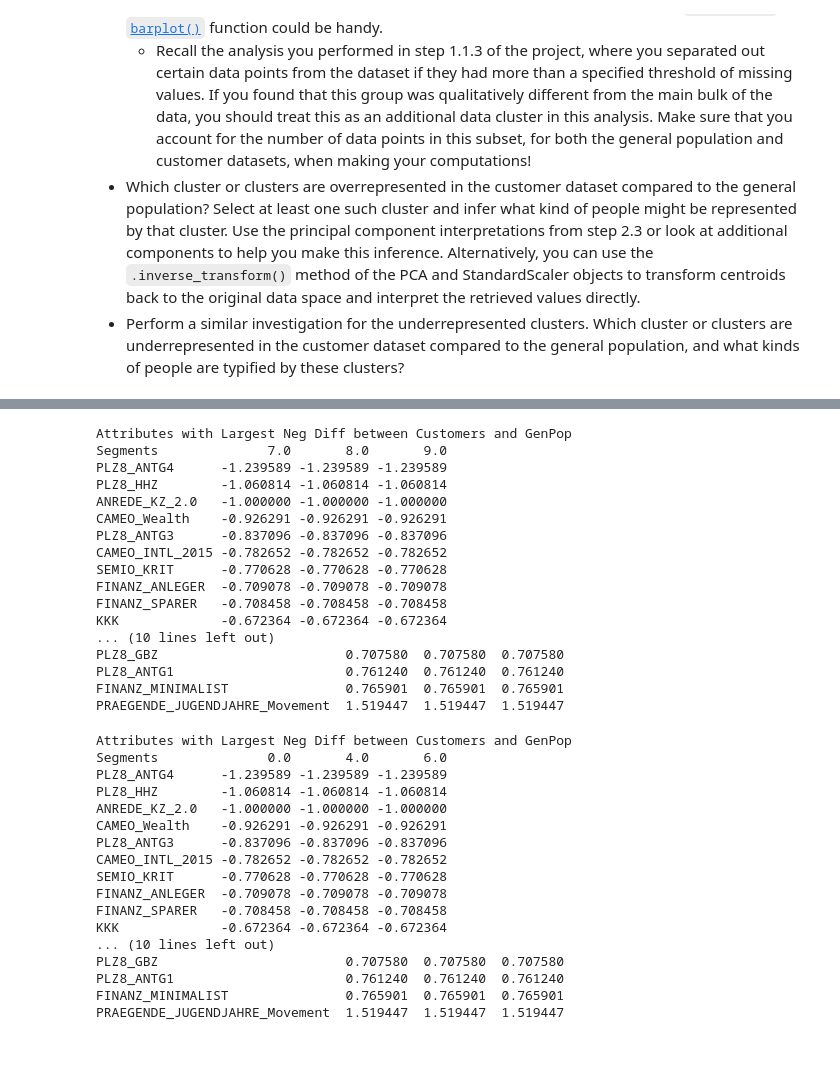
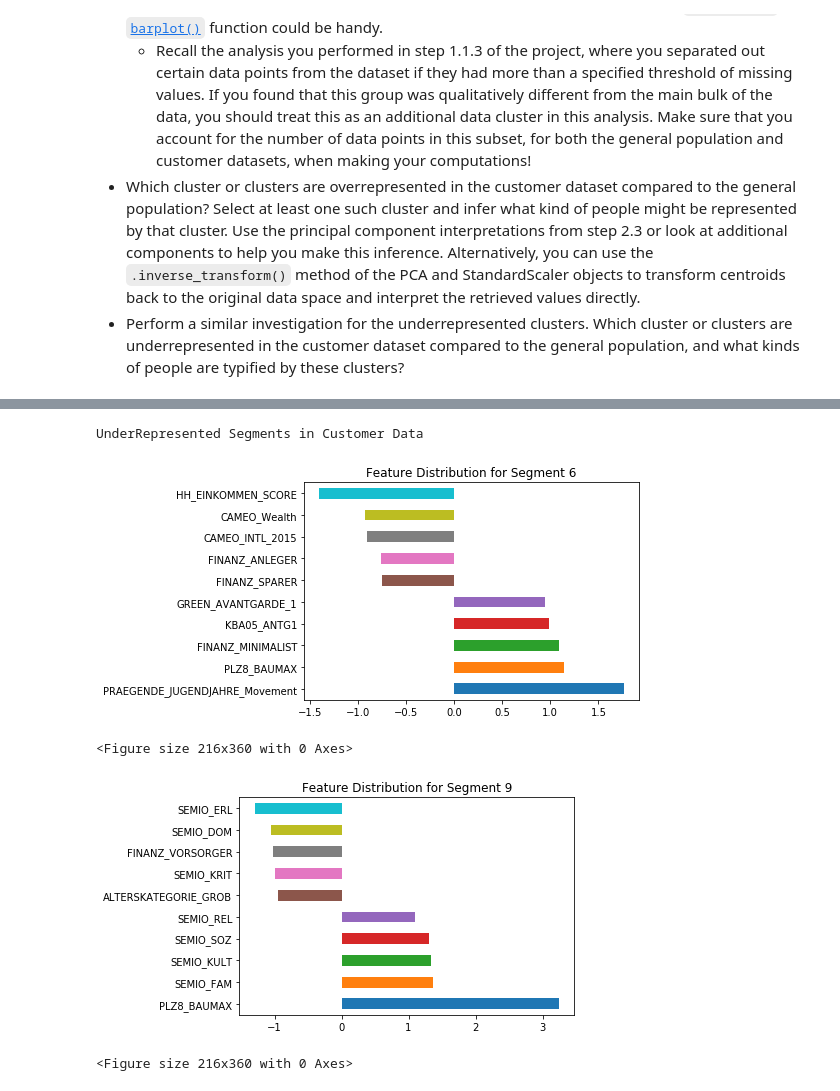
Before and after one commit to BradEvanDavis/CustomerSegmentation, a Jupyter notebook: Identify_Customer_Segments.ipynb, the cells around one changed output, grey strips where cells are left out. Saved outputs shown, nothing was run; the diff lists cells and outputs as text; code cells hidden in the pictures; blank space fills up the shorter version.

Commit message:
made final edits to be incorporated into analysis and fixed model implementation

```diff
--- a/Identify_Customer_Segments.ipynb
+++ b/Identify_Customer_Segments.ipynb
@@ -901,54 +866,19 @@ delta = cust_segments - genpop_segments
-# %%
-#customer segment groups 7 and 8 have the largest over representation
-
-print('Attributes with Largest Neg Diff between Customers and GenPop')
-print(delta.iloc[:,7:].sort_values([7,8], axis=0).dropna()[:10])
-print('\n')
-print('Attributes with Largest Pos Diff between Customers and GenPop')
-print(delta.iloc[:,7:].sort_values([7,8], axis=0).dropna()[-10:])
-# %% [output]
-Attributes with Largest Neg Diff between Customers and GenPop
-Segments              7.0       8.0       9.0
-PLZ8_ANTG4      -1.239589 -1.239589 -1.239589
-PLZ8_HHZ        -1.060814 -1.060814 -1.060814
-ANREDE_KZ_2.0   -1.000000 -1.000000 -1.000000
-CAMEO_Wealth    -0.926291 -0.926291 -0.926291
-PLZ8_ANTG3      -0.837096 -0.837096 -0.837096
-CAMEO_INTL_2015 -0.782652 -0.782652 -0.782652
-SEMIO_KRIT      -0.770628 -0.770628 -0.770628
-FINANZ_ANLEGER  -0.709078 -0.709078 -0.709078
-FINANZ_SPARER   -0.708458 -0.708458 -0.708458
-KKK             -0.672364 -0.672364 -0.672364
-... (10 lines left out)
-PLZ8_GBZ                        0.707580  0.707580  0.707580
-PLZ8_ANTG1                      0.761240  0.761240  0.761240
-FINANZ_MINIMALIST               0.765901  0.765901  0.765901
-PRAEGENDE_JUGENDJAHRE_Movement  1.519447  1.519447  1.519447
-# %%
-# What kinds of people are part of a cluster that is underrepresented in the
-# customer data compared to the general population?
-
-#segments 0, 4,and 6 are most under represented in the customer population
-print('Attributes with Largest Neg Diff between Customers and GenPop')
-print(delta.iloc[:,[0,4,6]].sort_values([0,4,6], axis=0).dropna()[:10])
-print('\n')
-print('Attributes with Largest Pos Diff between Customers and GenPop')
-print(delta.iloc[:,[0,4,6]].sort_values([0,4,6], axis=0).dropna()[-10:])
-# %% [output]
-Attributes with Largest Neg Diff between Customers and GenPop
-Segments              0.0       4.0       6.0
-PLZ8_ANTG4      -1.239589 -1.239589 -1.239589
-PLZ8_HHZ        -1.060814 -1.060814 -1.060814
-ANREDE_KZ_2.0   -1.000000 -1.000000 -1.000000
-CAMEO_Wealth    -0.926291 -0.926291 -0.926291
-PLZ8_ANTG3      -0.837096 -0.837096 -0.837096
-CAMEO_INTL_2015 -0.782652 -0.782652 -0.782652
-SEMIO_KRIT      -0.770628 -0.770628 -0.770628
-FINANZ_ANLEGER  -0.709078 -0.709078 -0.709078
-FINANZ_SPARER   -0.708458 -0.708458 -0.708458
-KKK             -0.672364 -0.672364 -0.672364
-... (10 lines left out)
-PLZ8_GBZ                        0.707580  0.707580  0.707580
-PLZ8_ANTG1                      0.761240  0.761240  0.761240
-FINANZ_MINIMALIST               0.765901  0.765901  0.765901
-PRAEGENDE_JUGENDJAHRE_Movement  1.519447  1.519447  1.519447
+# %%
+def plot_scaled_comparison(df_sample, kmeans, cluster, y):
+    X = pd.DataFrame.from_dict(dict(zip(df_sample.columns, pca2.inverse_transform(kmeans.cluster_centers_[cluster]))), orient='index').rename(columns={0: 'feature_values'}).sort_values('feature_values', ascending=False)
+    X['feature_values_abs'] = abs(X['feature_values'])
+    df = pd.concat((X['feature_values'][:5], X['feature_values'][-5:]), axis=0)
+    df.plot(kind='barh')
+    plt.title('Feature Distribution for Segment {0}'.format(cluster))
+    plt.figure(figsize=(3, 5))
+# %%
+print('UnderRepresented Segments in Customer Data')
+for i, y in ([6,1],[9,2]):
+    plot_scaled_comparison(customers_segmented, GenPopModel, i, y)
+    plt.show()
+# %% [output]
+UnderRepresented Segments in Customer Data
+[figure, added]
+<Figure size 216x360 with 0 Axes>
+[figure, added]
+<Figure size 216x360 with 0 Axes>
```
Also changed, not shown: parts of 36 cells of this notebook, 1 other file.
